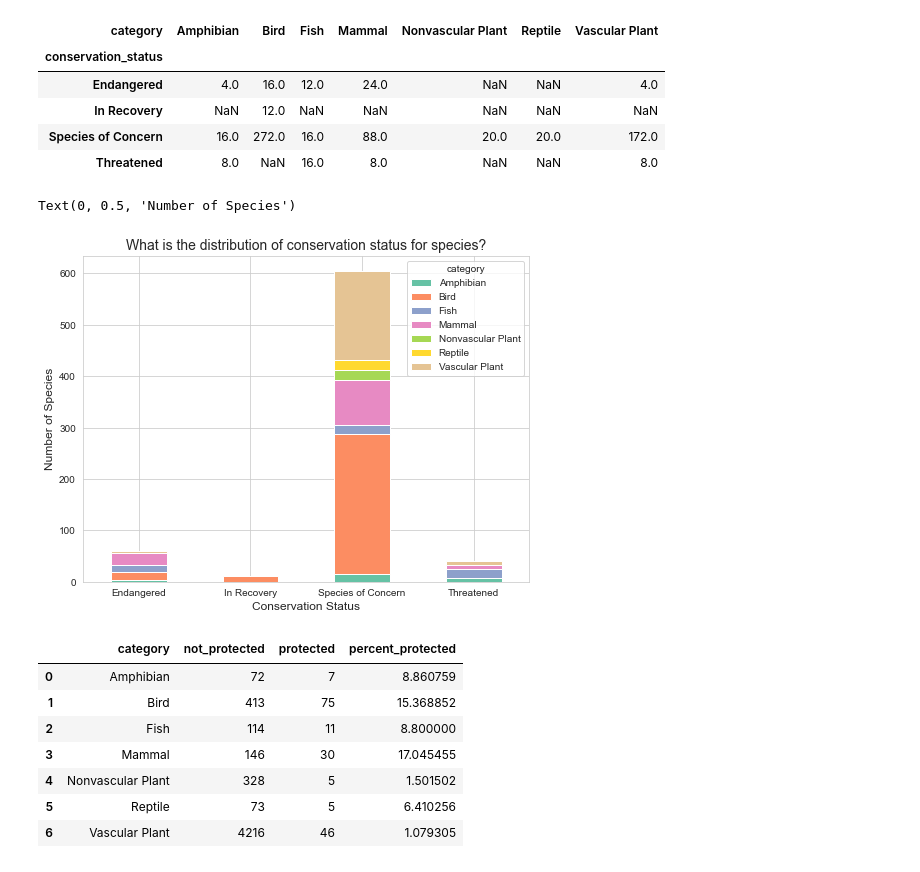
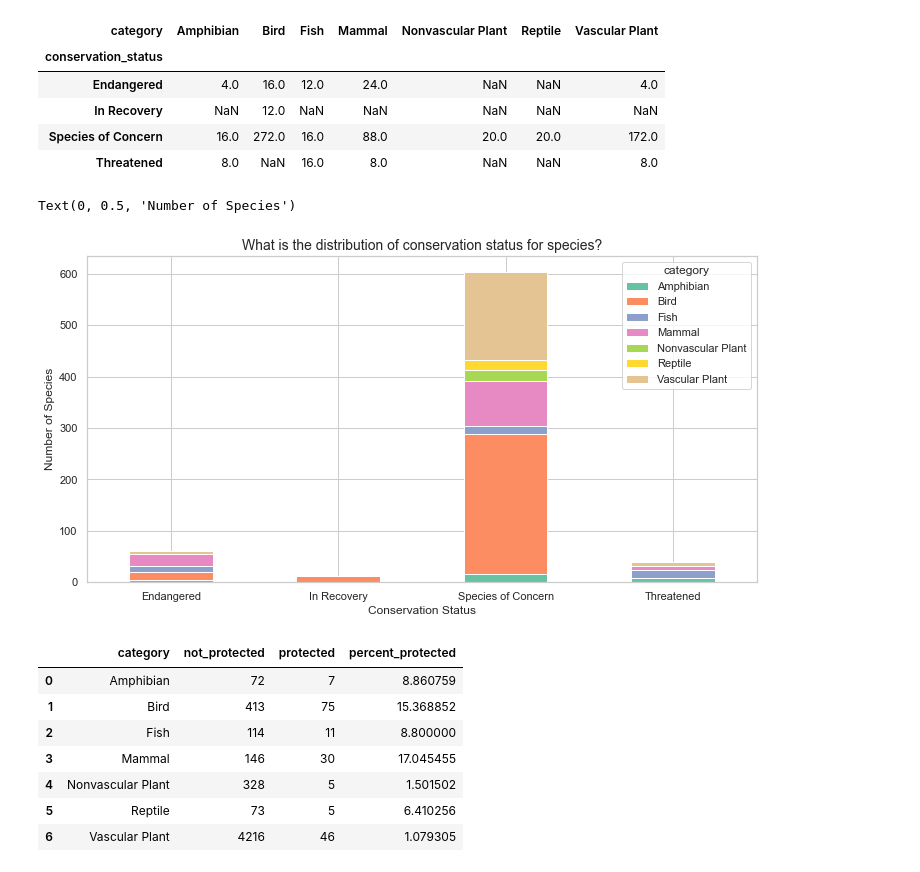
Before and after one commit to soyuz108/Visualization.-Biodiversity, a Jupyter notebook: viz_biodiversity.ipynb, the cells around one changed output. Cells and saved outputs as stored; diff of their text form; code cells hidden in the pictures.

```diff
--- a/viz_biodiversity.ipynb
+++ b/viz_biodiversity.ipynb
@@ -38,6 +39,11 @@ from matplotlib import pyplot as plt
 import seaborn as sns
 
 from scipy.stats import chi2_contingency
+# %%
+# Set color pallete for Seaborn visualizations
+sns.set_palette("Set2")
+sns.set_style("whitegrid")
+sns.set_context("notebook")
 # %%
 # Load in the dataset and get a preview
 species = pd.read_csv("species_info.csv")
@@ -244,14 +260,14 @@ conservation_category
 #conservation_category
 # %%
 # Get the distribution of conservation status within different categories
-ax = conservation_category.plot(kind = "bar", figsize=(8,6), stacked=True)
+ax = conservation_category.plot(kind = "bar", figsize=(12,6), stacked=True)
 plt.title("What is the distribution of conservation status for species?", fontsize=14)
 plt.xticks(rotation=0)
 ax.set_xlabel("Conservation Status", fontsize=12)
 ax.set_ylabel("Number of Species", fontsize=12)
 # %% [output]
 Text(0, 0.5, 'Number of Species')
-[figure, old version]
+[figure, new version]
 # %%
 # Add a new column of boolean type for any species that had a value other than No Intervention
 full_data["is_protected"] = full_data.conservation_status != "No Intervention"
```
Also changed, not shown: parts of 8 cells of this notebook.
